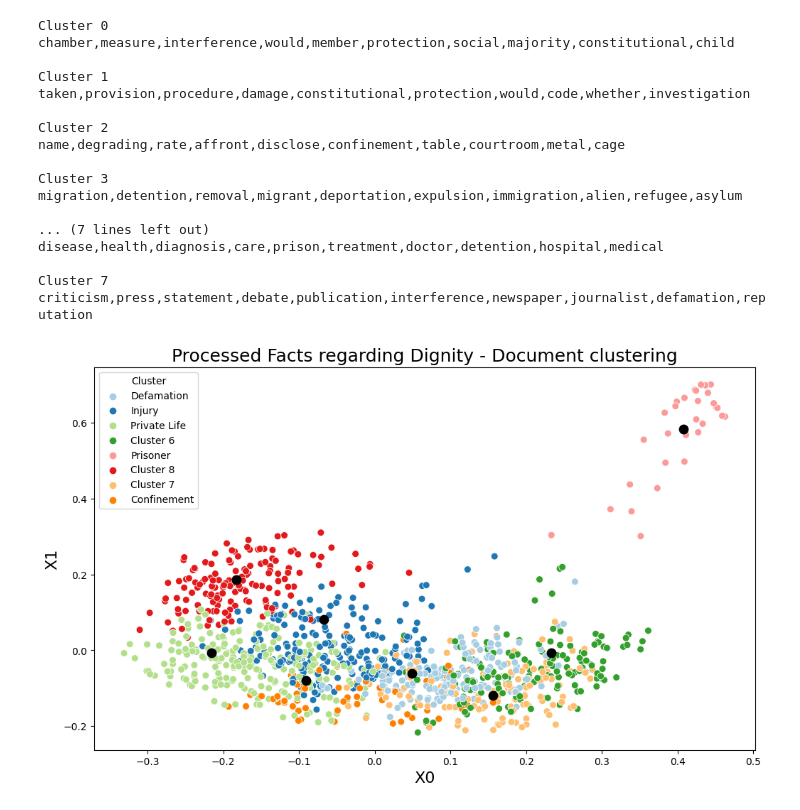
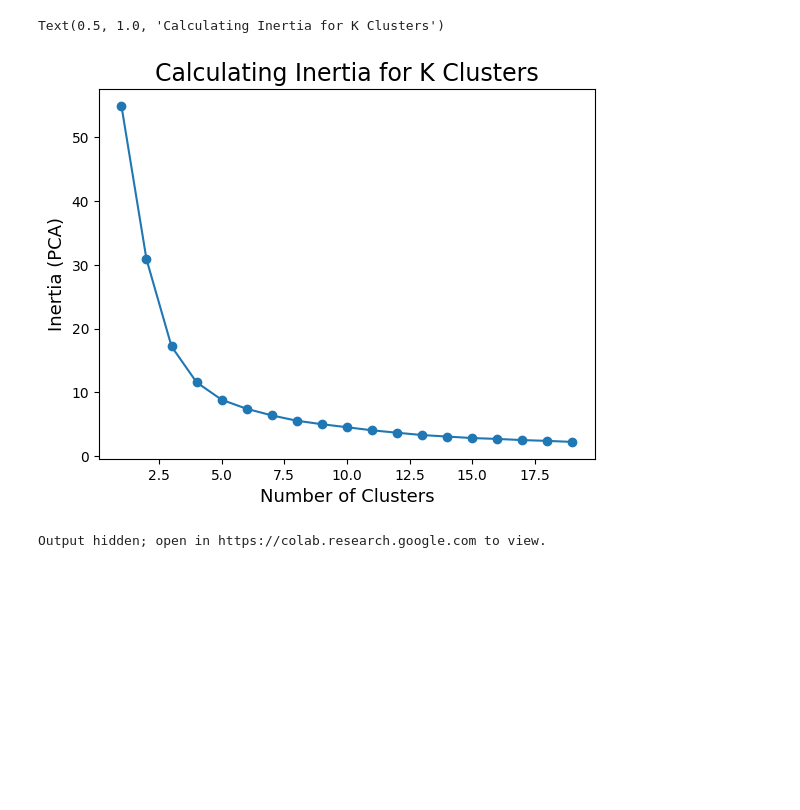
Before and after one commit to biancachiusano/dignity_in_ecthr, a Jupyter notebook: Analysis_Clustering.ipynb, the cells around one changed output. Cells and saved outputs as stored; diff of their text form; code cells hidden in the pictures; blank space fills up the shorter version.

Commit message:
Topic modelling and document clustering on the cases regarding dignity violating articles 2 or 3 or 8.

```diff
--- a/Analysis_Clustering.ipynb
+++ b/Analysis_Clustering.ipynb
@@ -202,3 +150,3 @@ Saving dignity_cases.csv to dignity_cases (2).csv
 # %%
-all_processed_facts = pd.read_csv(io.BytesIO(uploaded['facts_processed.csv']))
+all_processed_facts = pd.read_csv('/content/drive/MyDrive/MacBook Air/dignity project/Data/facts_processed.csv')
 # %%
@@ -216,7 +170,6 @@ for fact in all_processed_facts['Facts']:
 # %%
-# Dimensionality reduction applied by means of Singular value decomposition
 vectorizer, tfidf_matrix = tf_idf_vectorizer(new_facts)
-svd = TruncatedSVD(n_components=500, random_state=42)
-X_svd = svd.fit_transform(tfidf_matrix)
-print(f"Total variance explained: {np.sum(svd.explained_variance_ratio_):.2f}")
+pca = PCA(2)
+X_pca = pca.fit_transform(tfidf_matrix.toarray())
+print(f"Total variance explained: {np.sum(pca.explained_variance_ratio_):.2f}")
 # %% [output]
@@ -224,36 +185,20 @@ Total variance explained: 0.75
 # %%
 # Calculating the Inertia
 warnings.filterwarnings('ignore')
-inertia_list = calc_inertia_svd(X_svd, 20, 1)
+inertia_list = calc_inertia_pca(X_pca, 20, 1)
 plt.plot(range(1, 20, 1), inertia_list)
 plt.scatter(range(1, 20, 1), inertia_list)
-plt.scatter(8, inertia_list[8], marker="X", s=300, c="r")
+#plt.scatter(4, inertia_list[4], marker="X", s=300, c="r")
 
 plt.xlabel("Number of Clusters", size=13)
-plt.ylabel("Inertia", size=13)
+plt.ylabel("Inertia (PCA)", size=13)
 plt.title("Calculating Inertia for K Clusters", size=17)
+# %% [output]
+Text(0.5, 1.0, 'Calculating Inertia for K Clusters')
+[figure, added]
 # %%
-# Wordclouds
+# Wordclouds using PCA
 word_positions = {v: k for k, v in vectorizer.vocabulary_.items()}
-cluster_ids, kmeans = word_cloud_generator(X_svd, tfidf_matrix, 8, word_positions)
+cluster_ids, kmeans = word_cloud_generator(X_pca, tfidf_matrix, 8, word_positions)
+# %% [output]
+Output hidden; open in https://colab.research.google.com to view.
-# %%
-facts_df_updated, cluster_centers = view_k_means(all_processed_facts, kmeans, tfidf_matrix, vectorizer)
-# %% [output]
-Cluster 0
-chamber,measure,interference,would,member,protection,social,majority,constitutional,child
-
-Cluster 1
-taken,provision,procedure,damage,constitutional,protection,would,code,whether,investigation
-
-Cluster 2
-name,degrading,rate,affront,disclose,confinement,table,courtroom,metal,cage
-
-Cluster 3
-migration,detention,removal,migrant,deportation,expulsion,immigration,alien,refugee,asylum
-
-... (7 lines left out)
-disease,health,diagnosis,care,prison,treatment,doctor,detention,hospital,medical
-
-Cluster 7
-criticism,press,statement,debate,publication,interference,newspaper,journalist,defamation,reputation
-[figure, removed]
```
Also changed, not shown: parts of 68 cells of this notebook, 2 other files.
